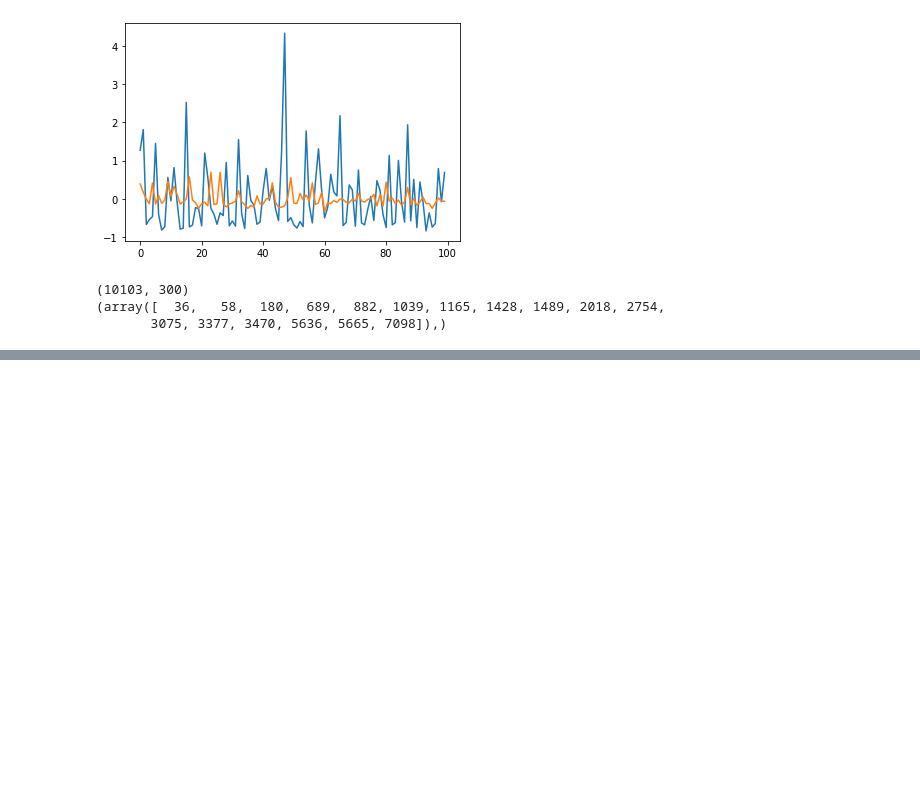
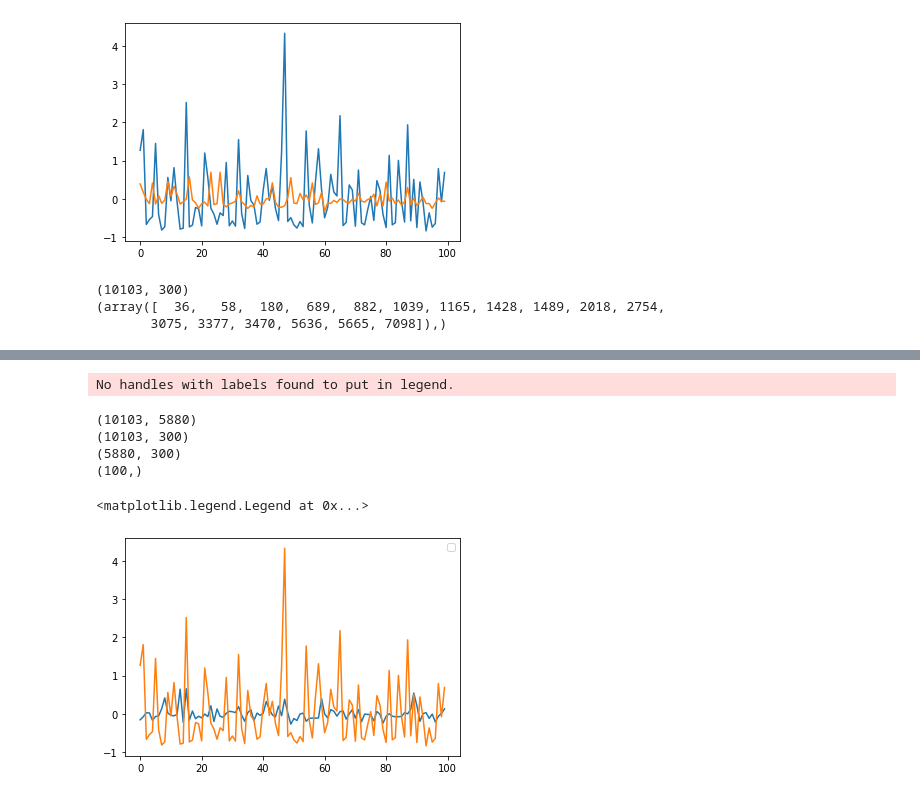
Before and after one commit to MouseLand/EnsemblePursuit, a Jupyter notebook: ThresholdExperiments/ThresholdVisualizations.ipynb, the cells around one changed output, grey strips where cells are left out. Saved outputs shown, nothing was run; the diff lists cells and outputs as text; code cells hidden in the pictures; blank space fills up the shorter version.

```diff
--- a/ThresholdExperiments/ThresholdVisualizations.ipynb
+++ b/ThresholdExperiments/ThresholdVisualizations.ipynb
@@ -53,0 +69,18 @@ plt.plot(V[0,:100],'o')
+# %%
+print(X.shape)
+print(U.shape)
+print(V.shape)
+import matplotlib.pyplot as plt
+mult=(U[0,:].T@V.T)[:100]
+print(mult.shape)
+plt.plot(mult)
+plt.plot(X[0,:100])
+plt.legend()
+# %% [output]
+No handles with labels found to put in legend.
+(10103, 5880)
+(10103, 300)
+(5880, 300)
+(100,)
+<matplotlib.legend.Legend at 0x...>
+[figure, added]
```
Also changed, not shown: parts of 6 cells of this notebook, 5 other files.
